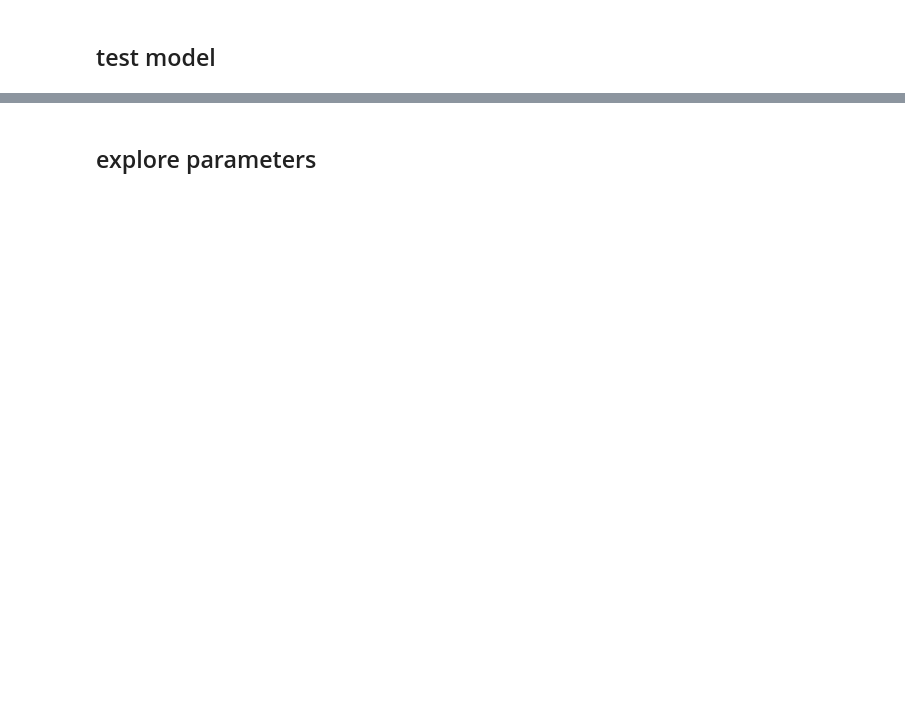
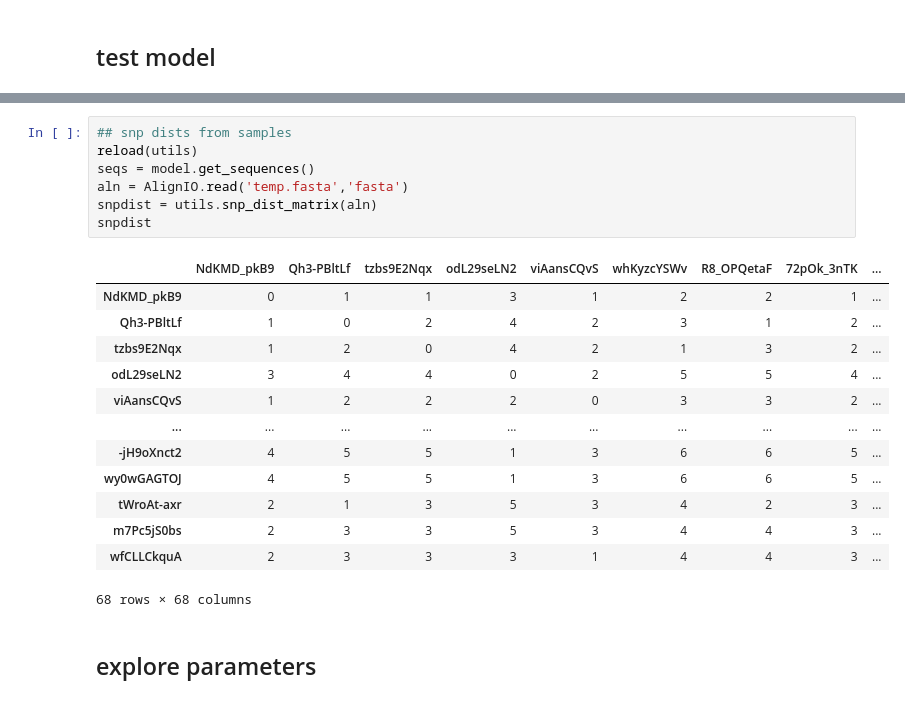
Before and after one commit to dmnfarrell/btbabm, a Jupyter notebook: notebooks/abm_simulation.ipynb, the cells around one changed output, grey strips where cells are left out. Drawn from its saved outputs; the diff is of its cells as text; blank space fills up the shorter version.

```diff
--- a/notebooks/abm_simulation.ipynb
+++ b/notebooks/abm_simulation.ipynb
@@ -128,3 +134,24 @@ fig=utils.plot_by_species(model)
+# %%
+## snp dists from samples
+reload(utils)
+seqs = model.get_sequences()
+aln = AlignIO.read('temp.fasta','fasta')
+snpdist = utils.snp_dist_matrix(aln)
+snpdist
+# %% [output]
+|  | NdKMD_pkB9 | Qh3-PBltLf | tzbs9E2Nqx | odL29seLN2 | viAansCQvS | whKyzcYSWv | R8_OPQetaF | 72pOk_3nTK | ... |
+| NdKMD_pkB9 | 0 | 1 | 1 | 3 | 1 | 2 | 2 | 1 | ... |
+| Qh3-PBltLf | 1 | 0 | 2 | 4 | 2 | 3 | 1 | 2 | ... |
+| tzbs9E2Nqx | 1 | 2 | 0 | 4 | 2 | 1 | 3 | 2 | ... |
+| odL29seLN2 | 3 | 4 | 4 | 0 | 2 | 5 | 5 | 4 | ... |
+| viAansCQvS | 1 | 2 | 2 | 2 | 0 | 3 | 3 | 2 | ... |
+| ... | ... | ... | ... | ... | ... | ... | ... | ... | ... |
+| -jH9oXnct2 | 4 | 5 | 5 | 1 | 3 | 6 | 6 | 5 | ... |
+| wy0wGAGTOJ | 4 | 5 | 5 | 1 | 3 | 6 | 6 | 5 | ... |
+| tWroAt-axr | 2 | 1 | 3 | 5 | 3 | 4 | 2 | 3 | ... |
+| m7Pc5jS0bs | 2 | 3 | 3 | 5 | 3 | 4 | 4 | 3 | ... |
+| wfCLLCkquA | 2 | 3 | 3 | 3 | 1 | 4 | 4 | 3 | ... |
+68 rows × 68 columns
 # %% [markdown]
 ## explore parameters
 # %%
```
Also changed, not shown: parts of 15 cells of this notebook, 2 other files.
